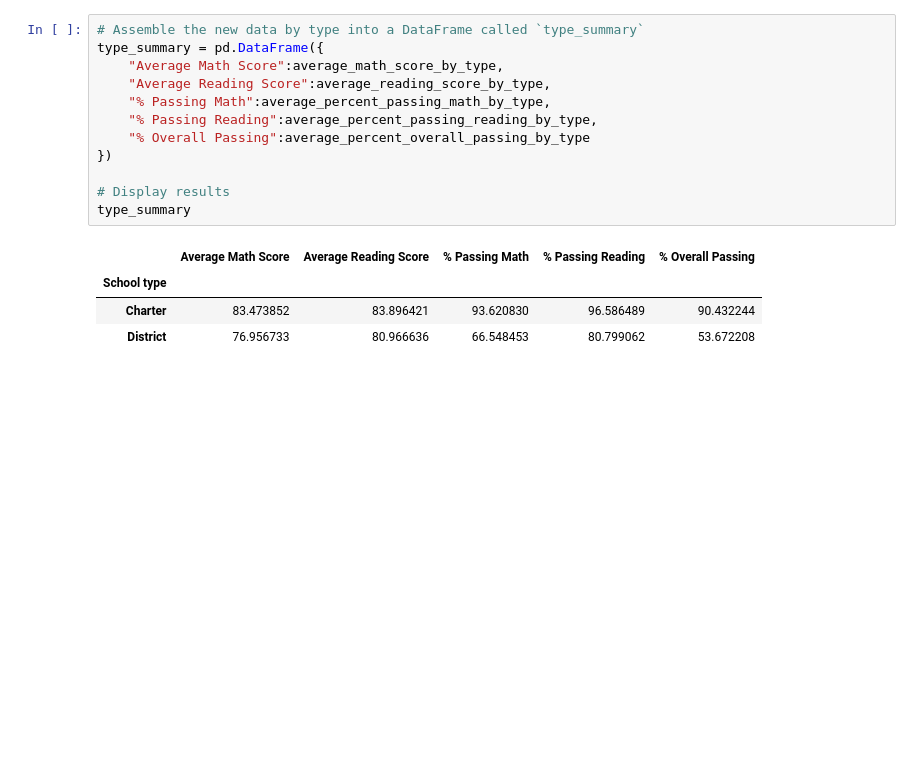
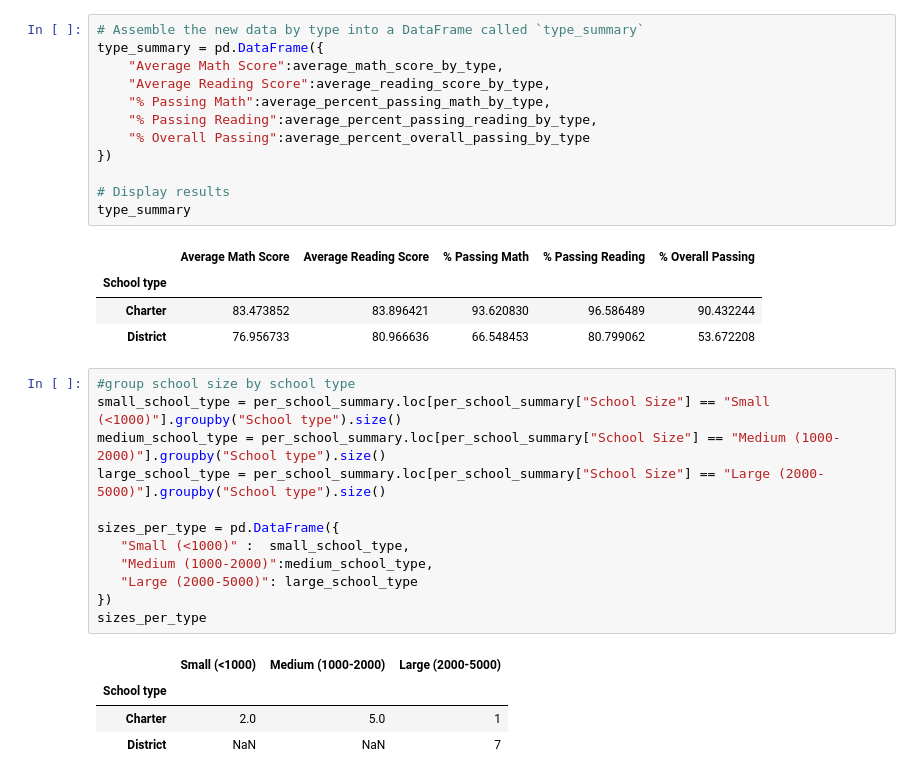
Before and after one commit to yhchou50/pandas-challenge, a Jupyter notebook: PyCitySchools/PyCitySchools_starter.ipynb, the cells around one changed output. Cells and saved outputs as stored; diff of their text form; blank space fills up the shorter version.

```diff
--- a/PyCitySchools/PyCitySchools_starter.ipynb
+++ b/PyCitySchools/PyCitySchools_starter.ipynb
@@ -603,3 +603,20 @@ type_summary
 | School type |  |  |  |  |  |
 | Charter | 83.473852 | 83.896421 | 93.620830 | 96.586489 | 90.432244 |
 | District | 76.956733 | 80.966636 | 66.548453 | 80.799062 | 53.672208 |
+# %%
+#group school size by school type
+small_school_type = per_school_summary.loc[per_school_summary["School Size"] == "Small (<1000)"].groupby("School type").size()
+medium_school_type = per_school_summary.loc[per_school_summary["School Size"] == "Medium (1000-2000)"].groupby("School type").size()
+large_school_type = per_school_summary.loc[per_school_summary["School Size"] == "Large (2000-5000)"].groupby("School type").size()
+
+sizes_per_type = pd.DataFrame({
+   "Small (<1000)" :  small_school_type,
+   "Medium (1000-2000)":medium_school_type,
+   "Large (2000-5000)": large_school_type
+})
+sizes_per_type
+# %% [output]
+|  | Small (<1000) | Medium (1000-2000) | Large (2000-5000) |
+| School type |  |  |  |
+| Charter | 2.0 | 5.0 | 1 |
+| District | NaN | NaN | 7 |
```
Also changed, not shown: parts of 2 cells of this notebook, 1 other file.
